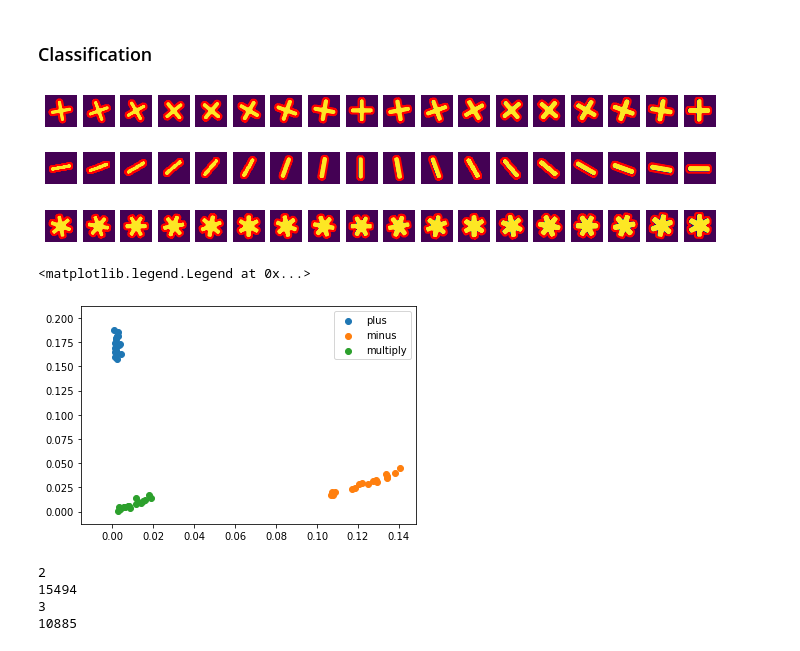
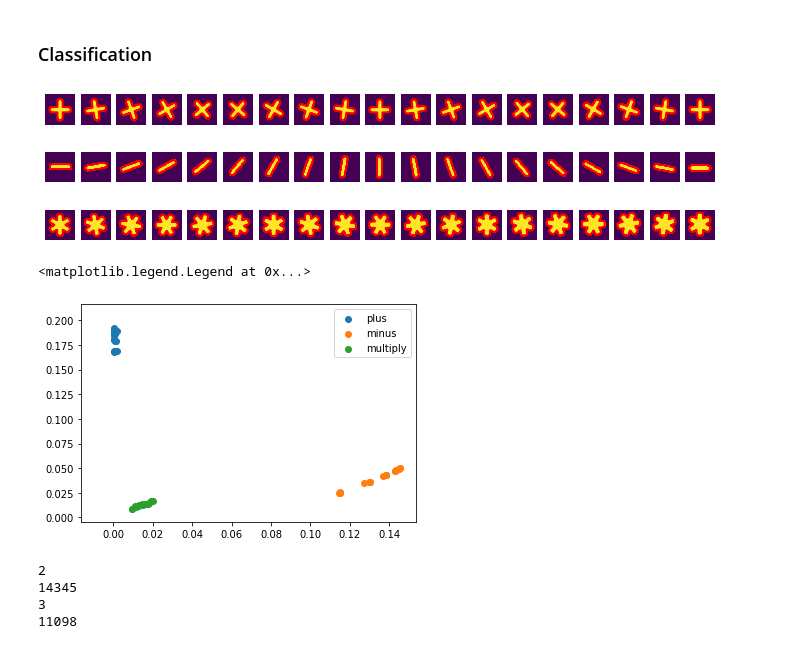
Before and after one commit to Jiang15/Image_analysis_and_pattern-recognition, a Jupyter notebook: project_operator.ipynb, the cells around one changed output. Saved outputs shown, nothing was run; the diff lists cells and outputs as text; code cells hidden in the pictures.

```diff
--- a/project_operator.ipynb
+++ b/project_operator.ipynb
@@ -27,11 +27,14 @@ def color2bin(im):
     return im_bw
 def operators_augmentation(im, rot_step):
     out_ims =  np.array([]).reshape(0, im.shape[0], im.shape[1])
-    for rot in np.arange(rot_step, 180 + rot_step, rot_step):
+    for rot in np.arange(0, 180 + rot_step, rot_step):
         s =  random.uniform(0.99, 1.01)
         tform = AffineTransform(scale=(s, s))
         im = warp(im, tform.inverse, output_shape=im.shape)
         rotated = np.expand_dims(rotate(im, angle=rot, mode = 'constant',cval = 0),0)
+        rotated[rotated>0.5] = 1
+        rotated[rotated<0.5] = 0
+
         out_ims = np.concatenate((out_ims, rotated),0)
     return out_ims
 # %%
@@ -97,14 +100,21 @@ def plotImagContour(axes, ims, contours):
     N = ims.shape[0]//axes.shape[0]
     ct =  0
     ax_id = 0
-    while ax_id < axes.shape[0]:
-        for ax in axes[ax_id]:
+    if len(axes.shape) > 1:
+        while ax_id < axes.shape[0]:
+            for ax in axes[ax_id]:
+                ax.imshow(ims[ct])
+                ax.step(np.real(contours[ct]), np.imag(contours[ct]), linewidth=2, c='r')
+                ax.axis('off')
+                ct += 1
+                if ct % N == 0:
+                    ax_id += 1
+    else:
+        for ax in axes:
             ax.imshow(ims[ct])
             ax.step(np.real(contours[ct]), np.imag(contours[ct]), linewidth=2, c='r')
             ax.axis('off')
             ct += 1
-            if ct % N == 0:
-                ax_id += 1
 # %%
 contourf_p = contour_fourier(plus_aug)
 contourf_m = contour_fourier(minus_aug)
@@ -114,12 +124,12 @@ contourf_e = contour_fourier(equal_aug)
 # %%
 # Plots
 im_set = np.concatenate((plus_aug, minus_aug, multiply_aug),0)
 contour_set = np.concatenate((contourf_p, contourf_m, contourf_mul),0)
-fig, axes = plt.subplots(im_plot.shape[0]//len(plus_aug), len(plus_aug), figsize=(12, 3))
+fig, axes = plt.subplots(im_set.shape[0]//len(plus_aug), len(plus_aug), figsize=(12, 3))
 
 plotImagContour(axes, im_set, contour_set)
 # %% [output]
-[figure, old version]
+[figure, new version]
 # %%
 # fourier descriptors
 f1 = 3
@@ -129,10 +139,10 @@ FD = get_fourier_descriptor(im_set, contour_set,  im_plot.shape[0]//len(plus_aug
 # %%
-for i in range(im_plot.shape[0]//len(plus_aug)):
+for i in range(im_set.shape[0]//len(plus_aug)):
     plt.scatter(FD[i, :, 0], FD[i, :, 1])
 plt.legend(['plus', 'minus', 'multiply'])
 # %% [output]
 <matplotlib.legend.Legend at 0x...>
-[figure, old version]
+[figure, new version]
 # %%
 labeled_array, num_features = ndimage.label(equal_aug[9])
 print(num_features)
@@ -142,6 +152,6 @@ print(num_features)
 print((labeled_array==2).sum())
 # %% [output]
 2
-15494
+14345
 3
-10885
+11098
```
Also changed, not shown: parts of 10 cells of this notebook, 1 other file.
